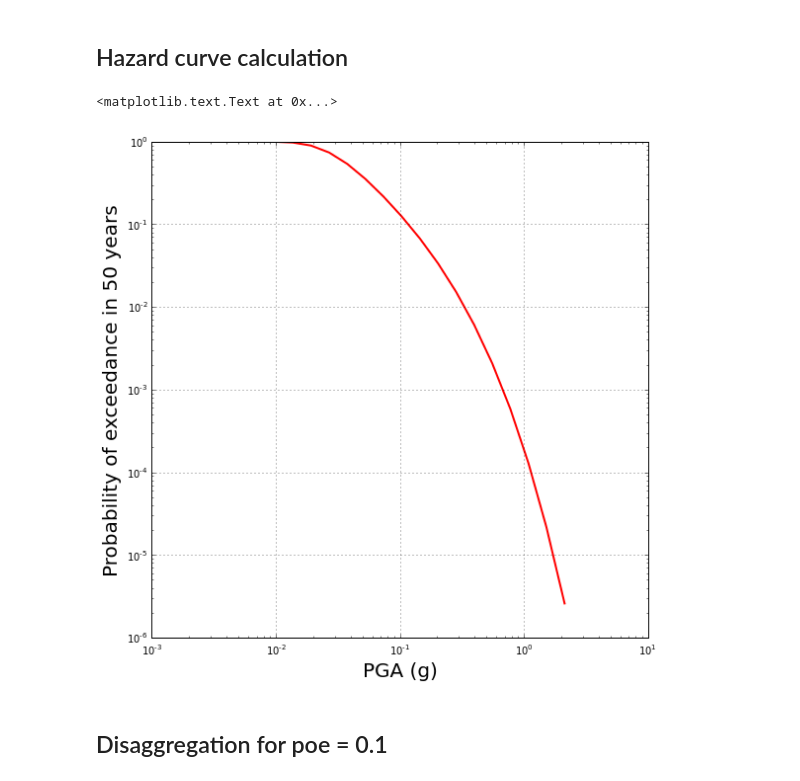
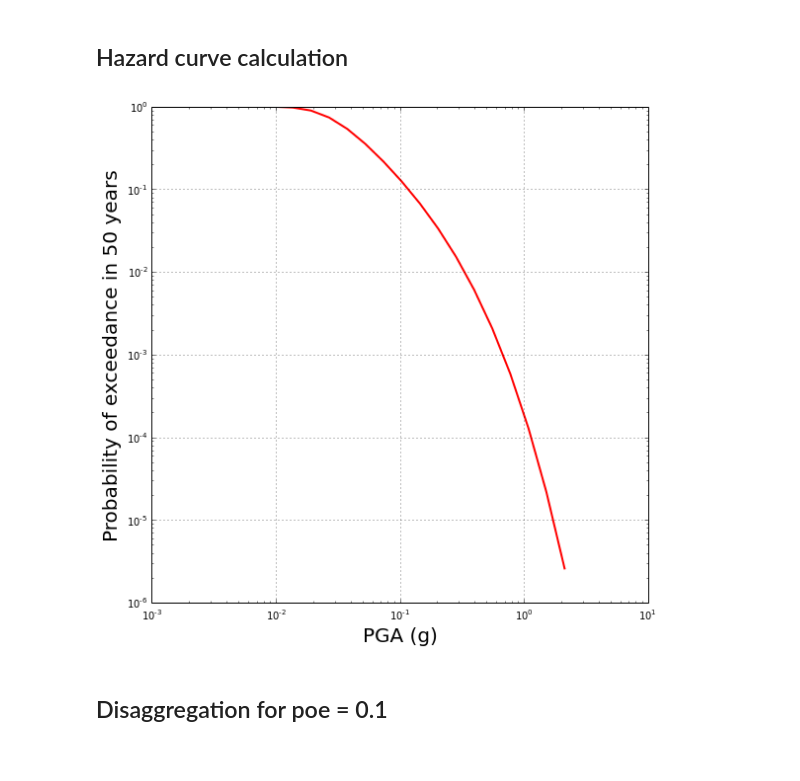
Before and after one commit to GEMScienceTools/notebooks, a Jupyter notebook: hazardlib/Disaggregation.ipynb, the cells around one changed output. Saved outputs shown, nothing was run; the diff lists cells and outputs as text; code cells hidden in the pictures.

```diff
--- a/hazardlib/Disaggregation.ipynb
+++ b/hazardlib/Disaggregation.ipynb
@@ -91,15 +93,17 @@ curves = hazard_curves(
     gsims={'Active Shallow Crust': CampbellBozorgnia2008()},
     truncation_level=None
 )
-
-fig = pyplot.figure(figsize=(9, 9))
-pyplot.loglog(imls, curves[PGA()][0], '-r', linewidth=2)
-pyplot.grid()
-pyplot.xlabel('PGA (g)', fontsize=20)
-pyplot.ylabel('Probability of exceedance in 50 years', fontsize=20)
-# %% [output]
-<matplotlib.text.Text at 0x...>
-[figure, removed]
+# %%
+fig = pyplot.figure(figsize=(9, 9))
+ax = fig.add_subplot(111)
+ax.plot(imls, curves[PGA()][0], '-r', linewidth=2)
+ax.set_xscale('log')
+ax.set_yscale('log')
+ax.grid()
+txt = ax.set_xlabel('PGA (g)', fontsize=20)
+txt = ax.set_ylabel('Probability of exceedance in 50 years', fontsize=20)
+# %% [output]
+[figure, added]
 # %% [markdown]
 ## Disaggregation for poe = 0.1
 # %%
```
Also changed, not shown: parts of 3 cells of this notebook.
